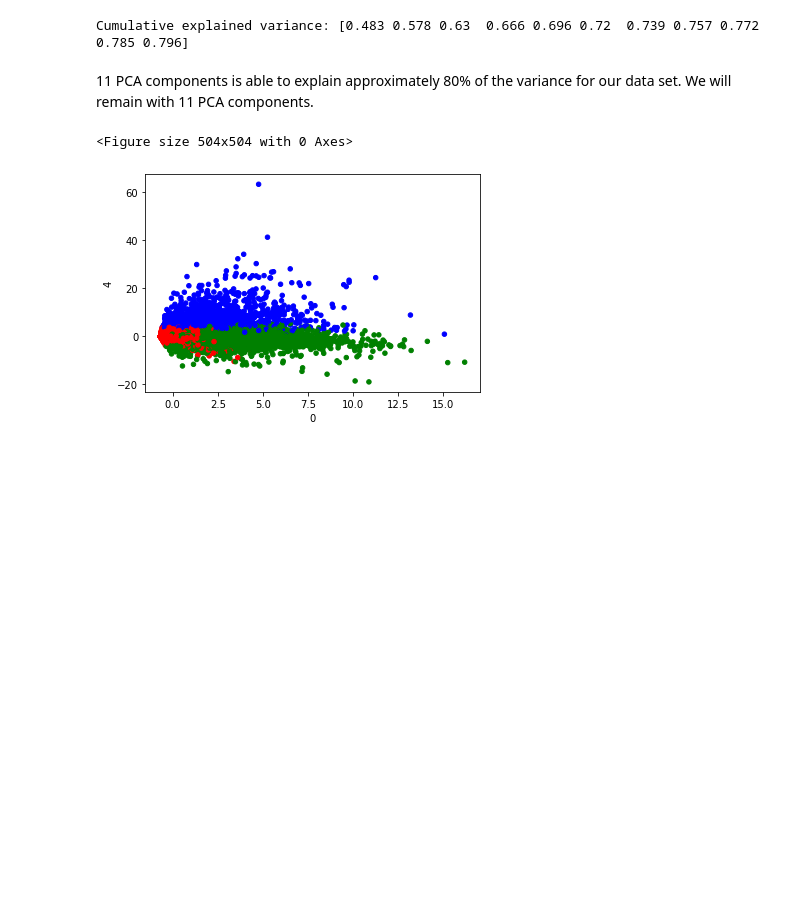
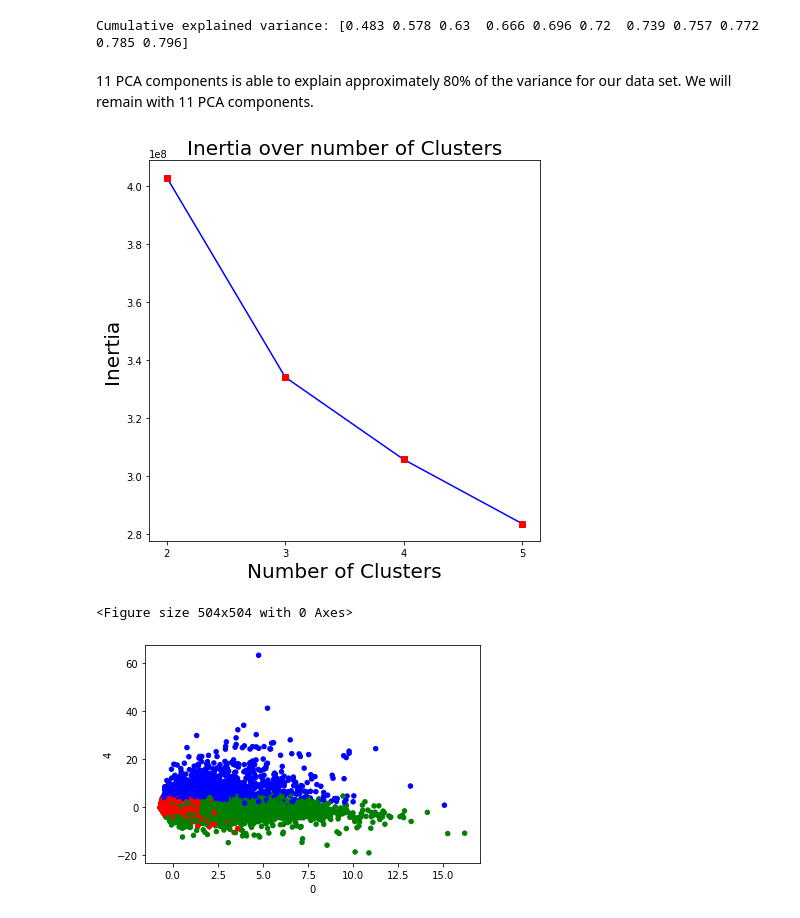
Before and after one commit to LingChongGold/Capstone, a Jupyter notebook: code/1_eda_customer_segmentation.ipynb, the cells around one changed output. Drawn from its saved outputs; the diff is of its cells as text; code cells hidden in the pictures; blank space fills up the shorter version.

```diff
--- a/code/1_eda_customer_segmentation.ipynb
+++ b/code/1_eda_customer_segmentation.ipynb
@@ -765,2 +830,22 @@ def prep_data_set_after_cluster(df, aisle_segment, cluster):
 
     return final_df
+# %%
+def find_optimum_clusters(df):
+    wcss = []
+    num_clusters = []
+    sc = StandardScaler()
+    X_sc = sc.fit_transform(df)
+
+    for k in range(2, 6):
+        km = KMeans(n_clusters=k)
+        km.fit(df)
+        wcss.append(km.inertia_)
+        num_clusters.append(k)
+
+    fig, ax = plt.subplots(figsize=(7, 7))
+    ax.plot(range(2, 6), wcss, 'bs-', markerfacecolor = 'red', markeredgecolor = 'red')
+    ax.set_ylabel('Inertia', fontsize = 20)
+    ax.set_xlabel('Number of Clusters', fontsize = 20)
+    ax.set_title('Inertia over number of Clusters', fontsize = 20)
+    start, end = ax.get_xlim()
+    ax.set_xticks(np.arange(start + 0.15, end + 0.15 , 1))
@@ -812,6 +897,10 @@ aisle_segment, aisle_segment_pca = prep_data_set_for_cluster(full_df)
 Cumulative explained variance: [0.483 0.578 0.63  0.666 0.696 0.72  0.739 0.757 0.772 0.785 0.796]
 # %% [markdown]
 11 PCA components is able to explain approximately 80% of the variance for our data set. We will remain with 11 PCA components.
+# %%
+find_optimum_clusters(aisle_segment_pca)
+# %% [output]
+[figure, added]
 # %%
 three_pca = kmeans_fit_and_visualise(aisle_segment_pca, 0, 4, 3)
 # %% [output]
```
Also changed, not shown: parts of 37 cells of this notebook.
